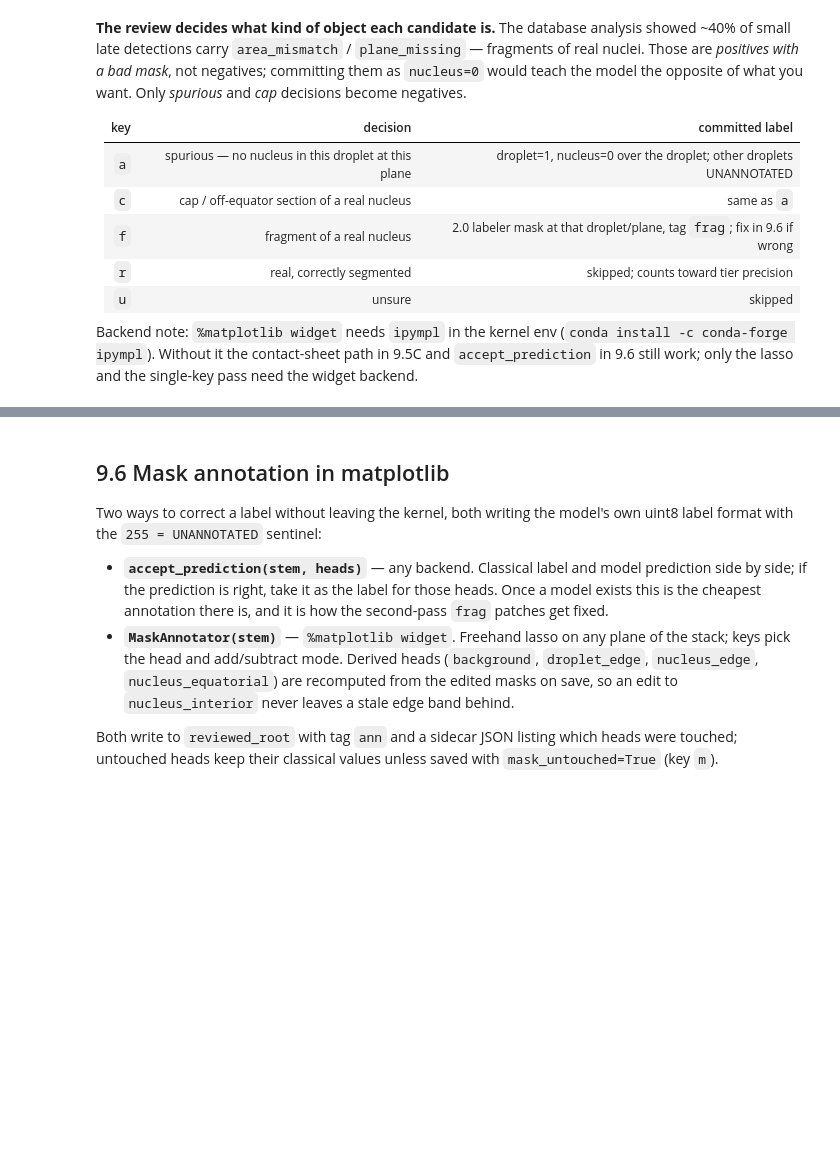
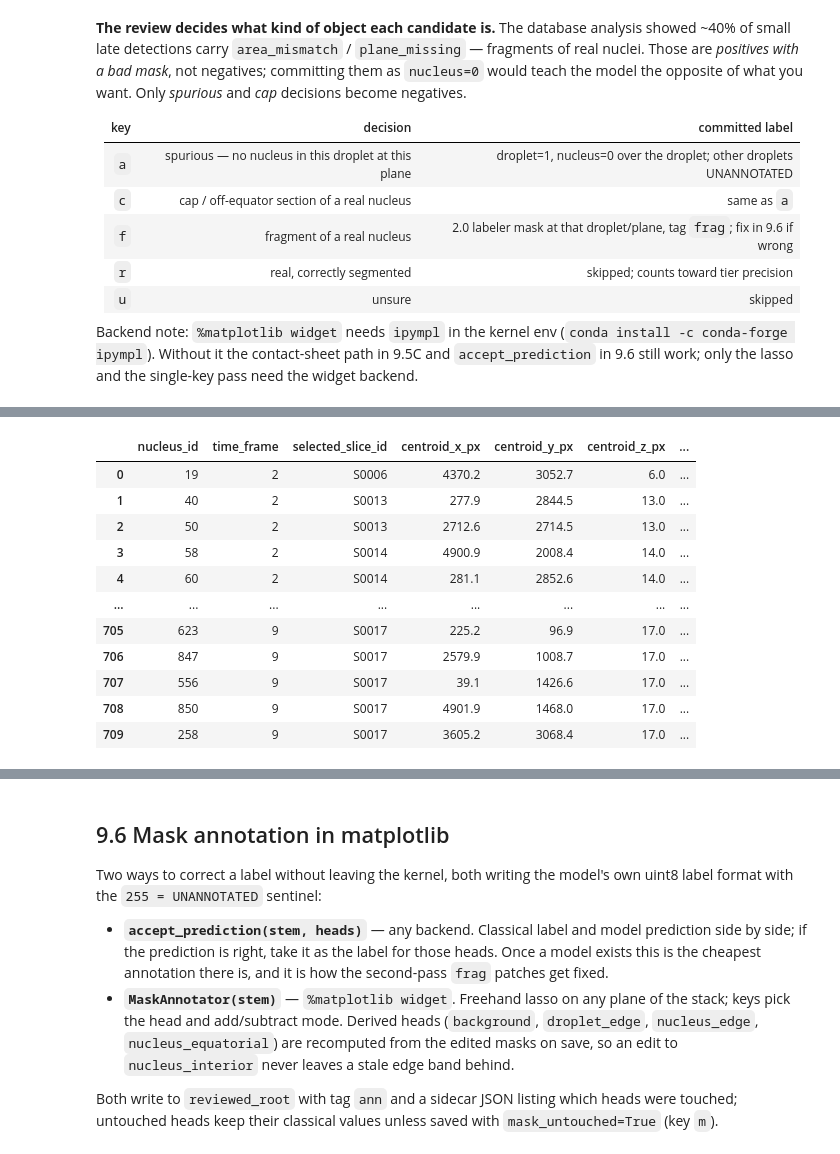
Before and after one commit to Tdeibert/Nuclear_Scaling_ML, a Jupyter notebook: notebooks/model_training/vulcan_training_2_0cheaha.ipynb, the cells around one changed output, grey strips where cells are left out. Cells and saved outputs as stored; diff of their text form; code cells hidden in the pictures; blank space fills up the shorter version.

Commit message:
vulcan 2.0 training

```diff
--- a/notebooks/model_training/vulcan_training_2_0cheaha.ipynb
+++ b/notebooks/model_training/vulcan_training_2_0cheaha.ipynb
@@ -1314,12 +1342,17 @@ def _edge_band(mask_bool, band_px):
     return outer & ~inner
 
 
-def compose_label_patch(drop_f, nuc_f, npc_f, eq_f, zoff_f, cy, cx, cfg=cfg):
+def compose_label_patch(drop_f, nuc_f, npc_f, eq_f, zoff_f, cy, cx,
+                        unknown_f=None, cfg=cfg):
     """
     Crop full-frame label planes to a (ps, ps, N_LABEL_CHANNELS) uint8 patch.
       drop_f, nuc_f, npc_f, eq_f : uint8 {0,1} full-frame
       zoff_f                     : float32 full-frame, |z - z_eq| um (valid on nucleus)
+      unknown_f                  : uint8 {0,1}, regions where the nucleus-related
+                                   heads are UNKNOWN rather than absent
     Edge bands are derived on the crop (cheaper than full-frame morphology).
+    Droplet geometry stays asserted inside `unknown_f` -- the fitted circle is
+    known there; it is only the nucleus that is not.
     """
     ps = cfg.patch_size
     d  = _safe_crop_2d(drop_f, cy, cx, ps).astype(bool)
@@ -1327,6 +1360,8 @@ def compose_label_patch(drop_f, nuc_f, npc_f, eq_f, zoff_f, cy, cx, cfg=cfg):
     p  = _safe_crop_2d(npc_f,  cy, cx, ps).astype(bool)
     e  = _safe_crop_2d(eq_f,   cy, cx, ps).astype(bool)
     zo = _safe_crop_2d(zoff_f, cy, cx, ps).astype(np.float32)
+    u  = (_safe_crop_2d(unknown_f, cy, cx, ps).astype(bool)
+          if unknown_f is not None else None)
     d |= n
     out = np.zeros((ps, ps, N_LABEL_CHANNELS), np.uint8)
     out[..., HEAD_INDEX["background"]]         = ~d
@@ -1339,6 +1374,12 @@ def compose_label_patch(drop_f, nuc_f, npc_f, eq_f, zoff_f, cy, cx, cfg=cfg):
     out[..., HEAD_INDEX["abnormal_nucleus"]]   = UNANNOTATED          # hand-labeled only
     zq = np.clip(np.round(zo * Z_OFFSET_SCALE), 0, 254).astype(np.uint8)
     out[..., HEAD_INDEX["z_offset"]] = np.where(n, zq, 0)
+    if u is not None and u.any():
+        # 255 is loss-masked (see the metrics/loss in Section 12) and is already
+        # reserved in the z_offset channel, whose valid range stops at 254.
+        for h in ("nucleus_interior", "nucleus_edge", "nucleus_equatorial",
+                  "npc", "z_offset"):
+            out[..., HEAD_INDEX[h]][u] = UNANNOTATED
     return out
 
 
@@ -1882,11 +2011,11 @@ def build_training_patches_parallel(cfg=cfg, overwrite=False):
         df.to_csv(cfg.gen_qc_dir / "generation_summary.csv", index=False)
         print(df.groupby(["t", "kind"]).size().unstack(fill_value=0))
         pos = df[df.kind == "positive"]
-        print("\npositives per t:", pos.groupby("t").size().to_dict())
+        print("\npositives p=(er t:", pos.groupby("t").size().to_dict())
         print("median extent (um) per t:", pos.groupby("t")["extent_um"].median().round(1).to_dict())
         # Plan Section 9 Phase 0 — the relabel should now find nuclei at t=0-3.
         early = pos[pos.t <= 3].groupby("t").size().reindex(range(4), fill_value=0)
         print("early-t positives (must be non-trivial for Phase 1 to mean anything):", early.to_dict())
     return
 
-build_training_patches_parallel(cfg, overwrite=True)
+build_training_patches_parallel(cfg, overwrite=False)
@@ -1928,17 +2079,58 @@ Backend note: `%matplotlib widget` needs `ipympl` in the kernel env
 single-key pass need the widget backend.
 # %%
 # ============================================================
-# 9.5A  Candidate table from the database
+# 9.5A  Candidate table from the database export
 # ============================================================
-# Needs the analysis DB reachable from this kernel (copy nuclear_scaling.db to
-# Cheaha, or run this cell on StarForge and copy candidates.csv over).
+# Reads the CSV export written beside the segmentation run. The sqlite DB that
+# nsdb wraps lives on the workstation and a Cheaha kernel cannot see it, so the
+# export is the only source available here.
 # Signatures PRIORITISE review only (plan 5.2); area is never a label criterion.
-def build_artifact_candidates(experiment="control_extract_1.1", db_path=None,
+def load_db_export(export_dir=None, cfg=cfg):
+    """Nuclei.csv + NucleusZStack.csv in nsdb's column names.
+
+    `zstack_consistency` is not a stored column. It is the plan 7.2 discrepancy,
+    recomputed here: the fragmentation repair writes back to best_z only, so a
+    nucleus can point at a plane the z-stack does not contain (plane_missing) or
+    disagree with it on area (area_mismatch). Reproduces the 81 nuclei / 181
+    pairs the plan reports.
+    """
+    export_dir = Path(export_dir or cfg.db_export_dir)
+    nuc = pd.read_csv(export_dir / "Nuclei.csv")
+    zst = pd.read_csv(export_dir / "NucleusZStack.csv")
+
+    # Centroid is stored packed as "(x, y, z)".
+    xyz = nuc["Centroid_XYZ_px"].str.strip("() ").str.split(",", expand=True).astype(float)
+    nuc[["centroid_x_px", "centroid_y_px", "centroid_z_px"]] = xyz
+
+    key = ["Nucleus_ID", "Time_Frame"]
+    m = nuc[key + ["Selected_Slice_ID", "Cross_Sectional_Area_um2"]].merge(
+        zst[key + ["Slice_ID", "Cross_Sectional_Area_um2"]],
+        left_on=key + ["Selected_Slice_ID"], right_on=key + ["Slice_ID"],
+        how="left", suffixes=("_nuc", "_z"))
+    if len(m) != len(nuc):
+        raise ValueError("NucleusZStack has duplicate (Nucleus_ID, Time_Frame, Slice_ID) keys")
+    missing = m["Slice_ID"].isna().to_numpy()
+    mismatch = (~missing) & ((m["Cross_Sectional_Area_um2_nuc"]
+                              - m["Cross_Sectional_Area_um2_z"]).abs() > 1e-6).to_numpy()
+    nuc["zstack_consistency"] = np.where(missing, "plane_missing",
+                                         np.where(mismatch, "area_mismatch", "ok"))
+
+    return nuc.rename(columns={
+        "Nucleus_ID": "nucleus_id", "Droplet_ID": "droplet_id",
+        "Experiment_ID": "experiment", "Time_Frame": "time_frame",
+        "Time_Real_Minutes": "time_min", "Selected_Slice_ID": "selected_slice_id",
+        "Cross_Sectional_Area_um2": "cross_sectional_area_um2",
+        "NC_Ratio": "nc_ratio", "QC_Flag": "qc"})
+
+
+def build_artifact_candidates(experiment="control_extract_1.1", export_dir=None,
                               area_max_um2=None, nc_offset=0.10, out_csv=None, cfg=cfg):
-    if db_path: os.environ["NUCLEAR_SCALING_DB"] = str(Path(db_path).expanduser())
-    import nsdb
     from scipy.optimize import curve_fit
-    d = nsdb.nuclei(experiment=experiment, qc="PASS").copy()
+    d = load_db_export(export_dir, cfg=cfg)
+    d = d[(d.experiment == experiment) & (d.qc == "PASS")].copy()
+    if d.empty:
+        raise ValueError(f"no PASS rows for experiment={experiment!r} in "
+                         f"{Path(export_dir or cfg.db_export_dir)}")
     d["nc_fraction"] = d.nc_ratio / (1 + d.nc_ratio)
     d["sig_repair"] = d.zstack_consistency.isin(["area_mismatch", "plane_missing"])
     d["n_frames"] = d.groupby("nucleus_id").nucleus_id.transform("size")
@@ -1964,4 +2156,5 @@ def build_artifact_candidates(experiment="control_extract_1.1", db_path=None,
     print(f"{len(cand)} candidates -> {out_csv}"); print(cand.groupby("tier").size().to_dict())
     return cand
 
-# build_artifact_candidates(db_path="~/Projects/Nuclear_Scaling/data/db/nuclear_scaling.db")
+build_artifact_candidates()          # defaults to cfg.db_export_dir
+# %% [output]
@@ -1967,0 +2163,12 @@ def build_artifact_candidates(experiment="control_extract_1.1", db_path=None,
+|  | nucleus_id | time_frame | selected_slice_id | centroid_x_px | centroid_y_px | centroid_z_px | ... |
+| 0 | 19 | 2 | S0006 | 4370.2 | 3052.7 | 6.0 | ... |
+| 1 | 40 | 2 | S0013 | 277.9 | 2844.5 | 13.0 | ... |
+| 2 | 50 | 2 | S0013 | 2712.6 | 2714.5 | 13.0 | ... |
+| 3 | 58 | 2 | S0014 | 4900.9 | 2008.4 | 14.0 | ... |
+| 4 | 60 | 2 | S0014 | 281.1 | 2852.6 | 14.0 | ... |
+| ... | ... | ... | ... | ... | ... | ... | ... |
+| 705 | 623 | 9 | S0017 | 225.2 | 96.9 | 17.0 | ... |
+| 706 | 847 | 9 | S0017 | 2579.9 | 1008.7 | 17.0 | ... |
+| 707 | 556 | 9 | S0017 | 39.1 | 1426.6 | 17.0 | ... |
+| 708 | 850 | 9 | S0017 | 4901.9 | 1468.0 | 17.0 | ... |
+| 709 | 258 | 9 | S0017 | 3605.2 | 3068.4 | 17.0 | ... |
```
Also changed, not shown: parts of 9 cells of this notebook.
